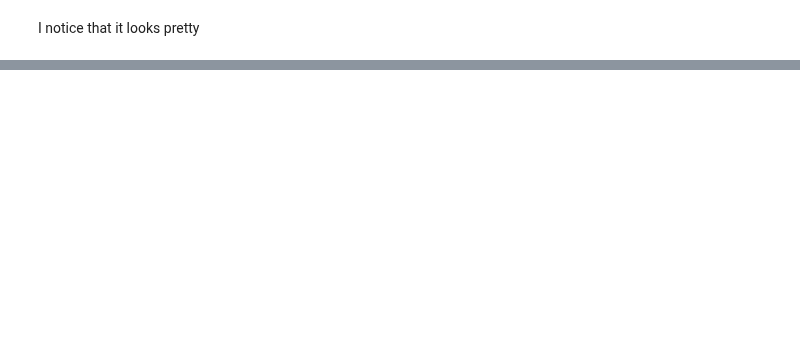
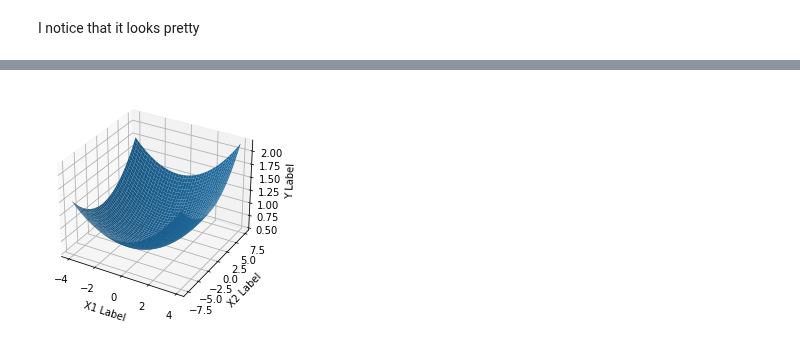
Before and after one commit to sudo-update/proj2-cpsc483, a Jupyter notebook: project2.ipynb, the cells around one changed output, grey strips where cells are left out. Saved outputs shown, nothing was run; the diff lists cells and outputs as text; code cells hidden in the pictures; blank space fills up the shorter version.

Commit message:
Made 3D plots of linear and quad experiments

```diff
--- a/project2.ipynb
+++ b/project2.ipynb
@@ -276,2 +276,15 @@ plt.show()
 # %% [markdown]
 I notice that it looks pretty
+# %%
+fig=plt.figure()
+ax = fig.add_subplot(projection='3d')
+x=np.arange(-4,4,0.05)
+y=np.arange(-7.5,7.5,0.05)
+X,Y=np.meshgrid(x,y)
+z=np.array(weights[0]+weights[1]*np.ravel(X)+weights[2]*np.ravel(Y))
+Z=z.reshape(X.shape)
+ax.plot_surface(X,Y,Z)
+ax.set_xlabel('X1 Label')
+ax.set_ylabel('X2 Label')
+ax.set_zlabel('Y Label')
+plt.show()
@@ -277,0 +293,17 @@ I notice that it looks pretty
+# %%
+def quadEqu(x,y):
+    return quadweights[0] + quadweights[1] * x + quadweights[2] * y + quadweights[3] * x**2 + quadweights[4] * y**2
+fig=plt.figure()
+ax = fig.add_subplot(projection='3d')
+x=np.arange(-4,4,0.05)
+y=np.arange(-7.5,7.5,0.05)
+X,Y=np.meshgrid(x,y)
+z=np.array(quadEqu(np.ravel(X),np.ravel(Y)))
+Z=z.reshape(X.shape)
+ax.plot_surface(X,Y,Z)
+ax.set_xlabel('X1 Label')
+ax.set_ylabel('X2 Label')
+ax.set_zlabel('Y Label')
+plt.show()
+# %% [output]
+[figure, added]
```
Also changed, not shown: parts of 2 cells of this notebook.
